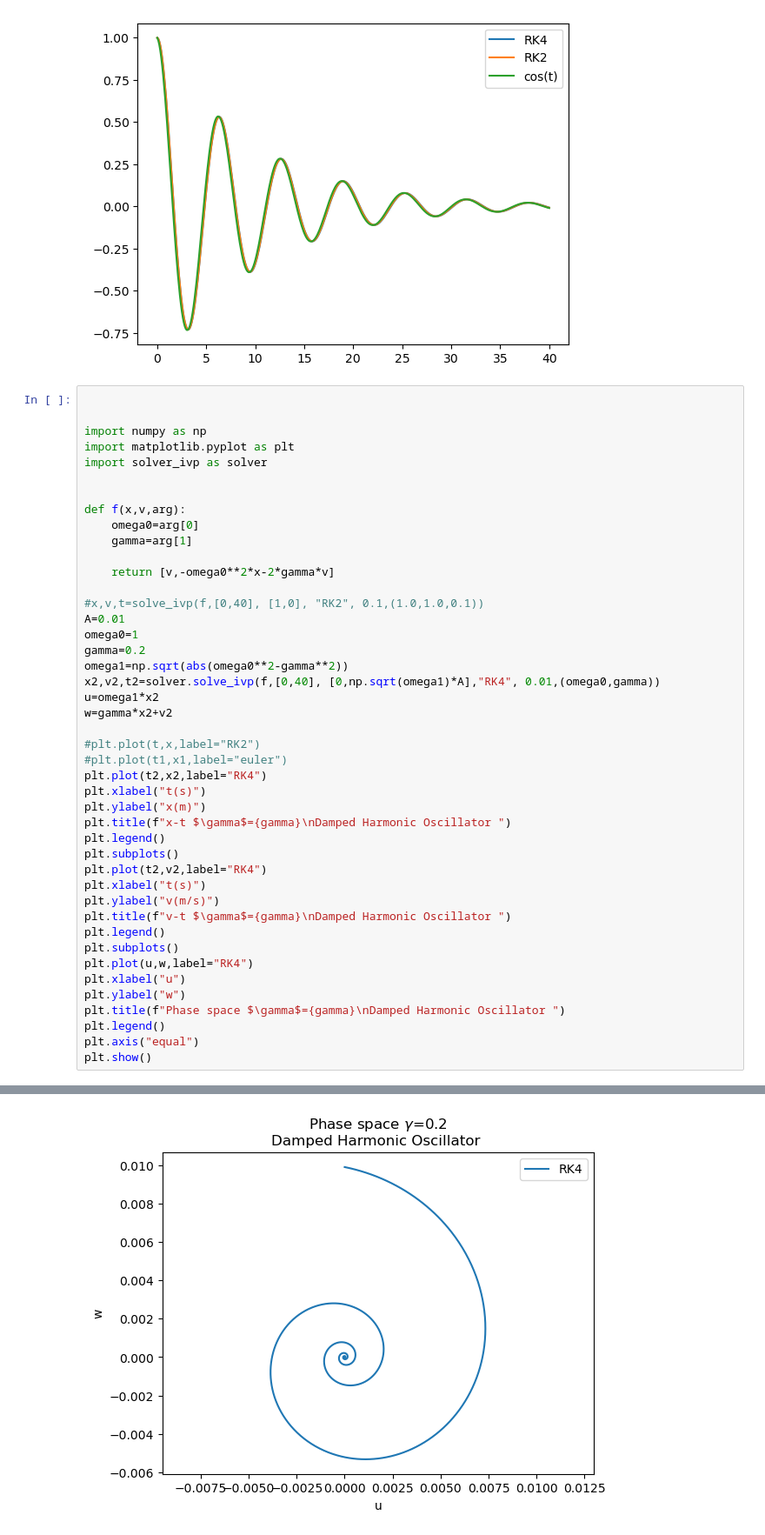
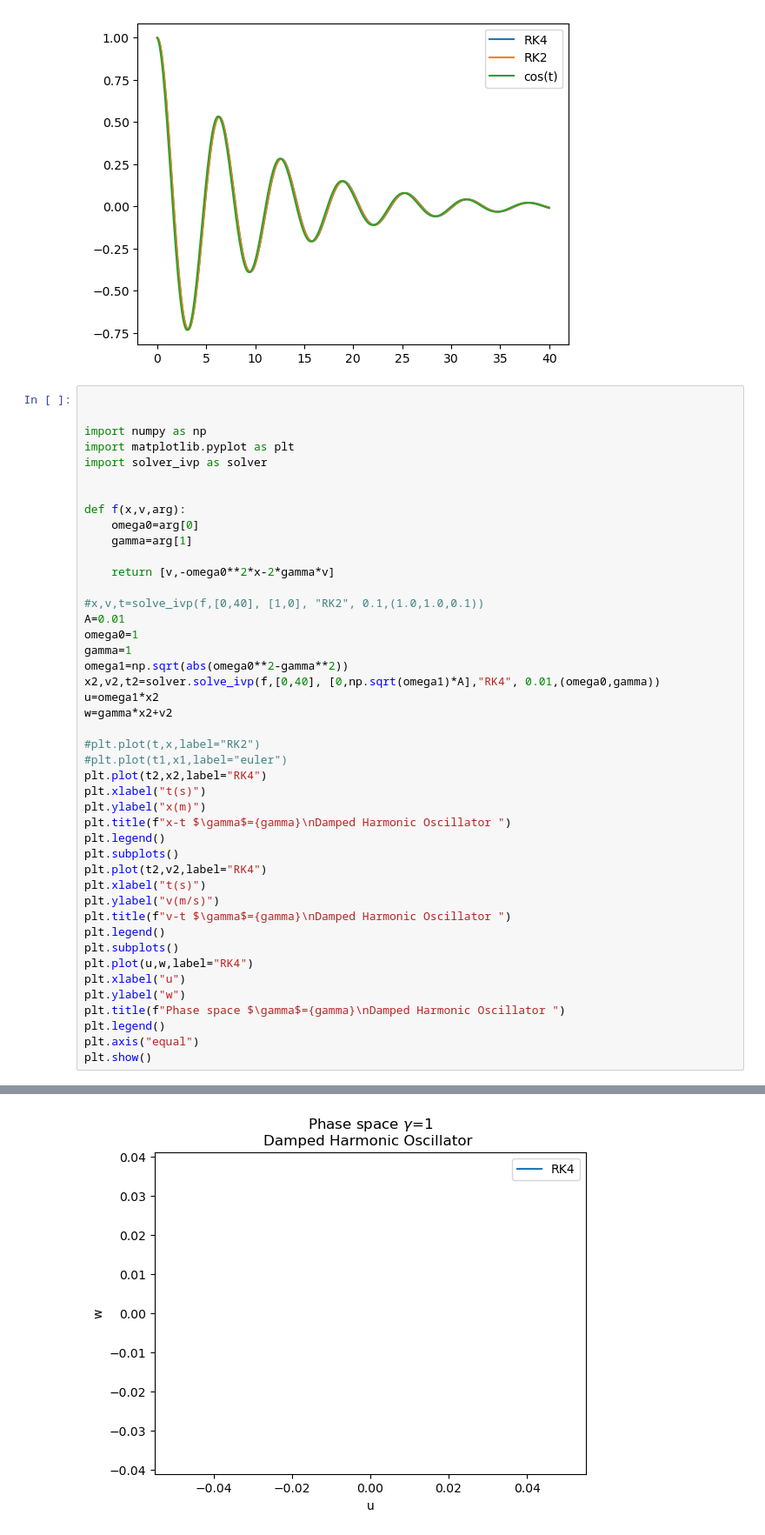
Before and after one commit to yoyochue/computationalPhysics-112, a Jupyter notebook: project1/test_inp.ipynb, the cells around one changed output, grey strips where cells are left out. Shown at 87% size. Cells and saved outputs as stored; diff of their text form.

```diff
--- a/project1/test_inp.ipynb
+++ b/project1/test_inp.ipynb
@@ -41,7 +41,7 @@ def f(x,v,arg):
 #x,v,t=solve_ivp(f,[0,40], [1,0], "RK2", 0.1,(1.0,1.0,0.1))
 A=0.01
 omega0=1
-gamma=0.2
+gamma=1
 omega1=np.sqrt(abs(omega0**2-gamma**2))
 x2,v2,t2=solver.solve_ivp(f,[0,40], [0,np.sqrt(omega1)*A],"RK4", 0.01,(omega0,gamma))
 u=omega1*x2
@@ -74 +74 @@ plt.show()
-[figure, old version]
+[figure, new version]
```
Also changed, not shown: parts of 4 cells of this notebook, 2 other files.
